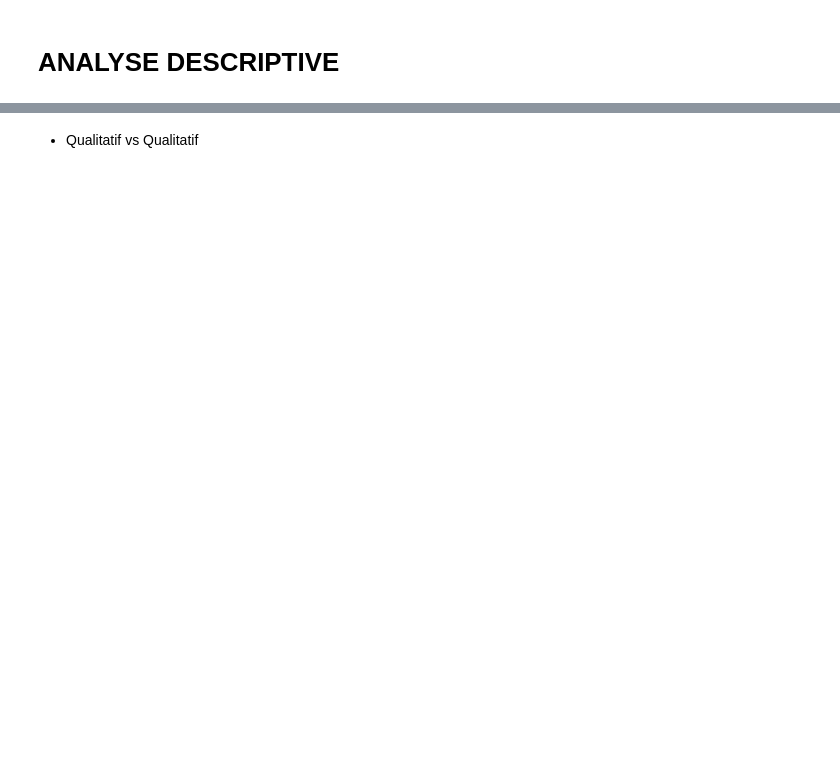
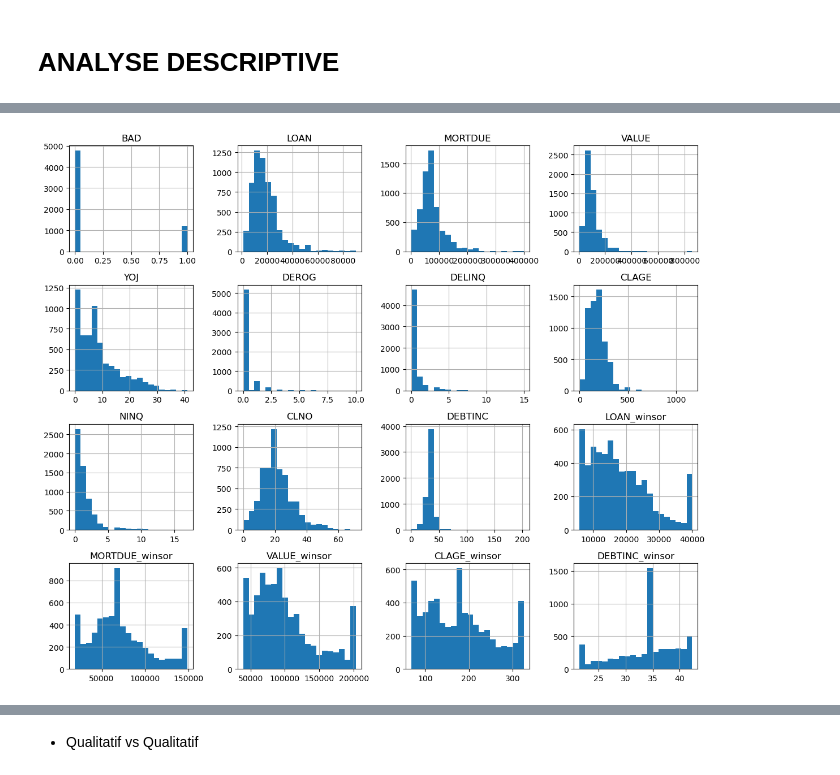
Before and after one commit to KADA-SEDODE/scoring_project, a Jupyter notebook: scoring_project.ipynb, the cells around one changed output, grey strips where cells are left out. Saved outputs shown, nothing was run; the diff lists cells and outputs as text; code cells hidden in the pictures; blank space fills up the shorter version.

```diff
--- a/scoring_project.ipynb
+++ b/scoring_project.ipynb
@@ -273,0 +255,30 @@ df.describe()
+# %%
+# !pip install jupyter-black
+# %load_ext jupyter_black
+# Traitement des outliers
+
+from scipy.stats.mstats import winsorize
+
+# df_copy = df.copy()
+# Appliquer la winsorisation à 5% des deux côtés (modifiez si nécessaire)
+variables_to_winsor = ["LOAN", "MORTDUE", "VALUE", "CLAGE", "DEBTINC"]
+
+# Appliquer la winsorisation sur chaque variable
+for var in variables_to_winsor:
+    df[var + "_winsor"] = winsorize(df[var], limits=[0.05, 0.05])  # 5% des deux côtés
+
+# Afficher un aperçu des nouvelles variables winsorisées
+df[
+    [
+        "LOAN",
+        "LOAN_winsor",
+        "MORTDUE",
+        "MORTDUE_winsor",
+        "VALUE",
+        "VALUE_winsor",
+        "CLAGE",
+        "CLAGE_winsor",
+        "DEBTINC",
+        "DEBTINC_winsor",
+    ]
+].head()
@@ -273,0 +292,7 @@ df.describe()
+# %%
+# Histogrammes
+df.hist(figsize=(12, 10), bins=20)
+plt.tight_layout()
+plt.show()
+# %% [output]
+[figure, added]
```
Also changed, not shown: parts of 76 cells of this notebook, 27 other files.
